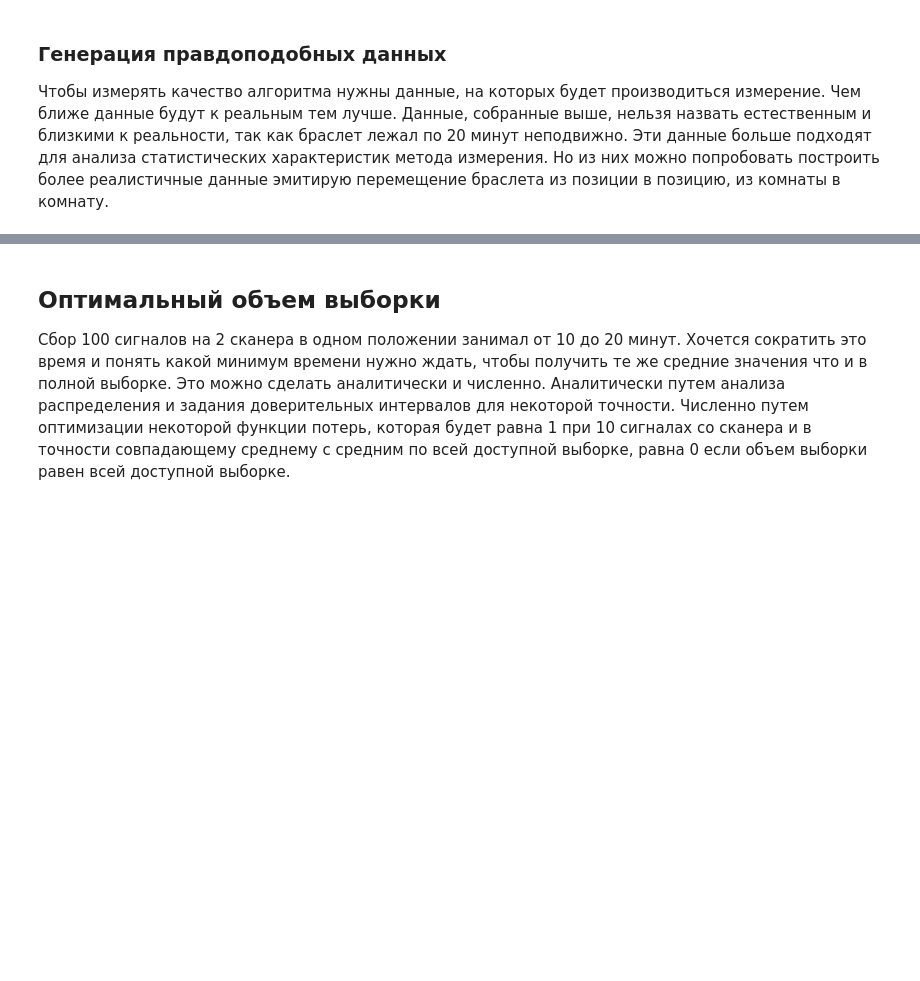
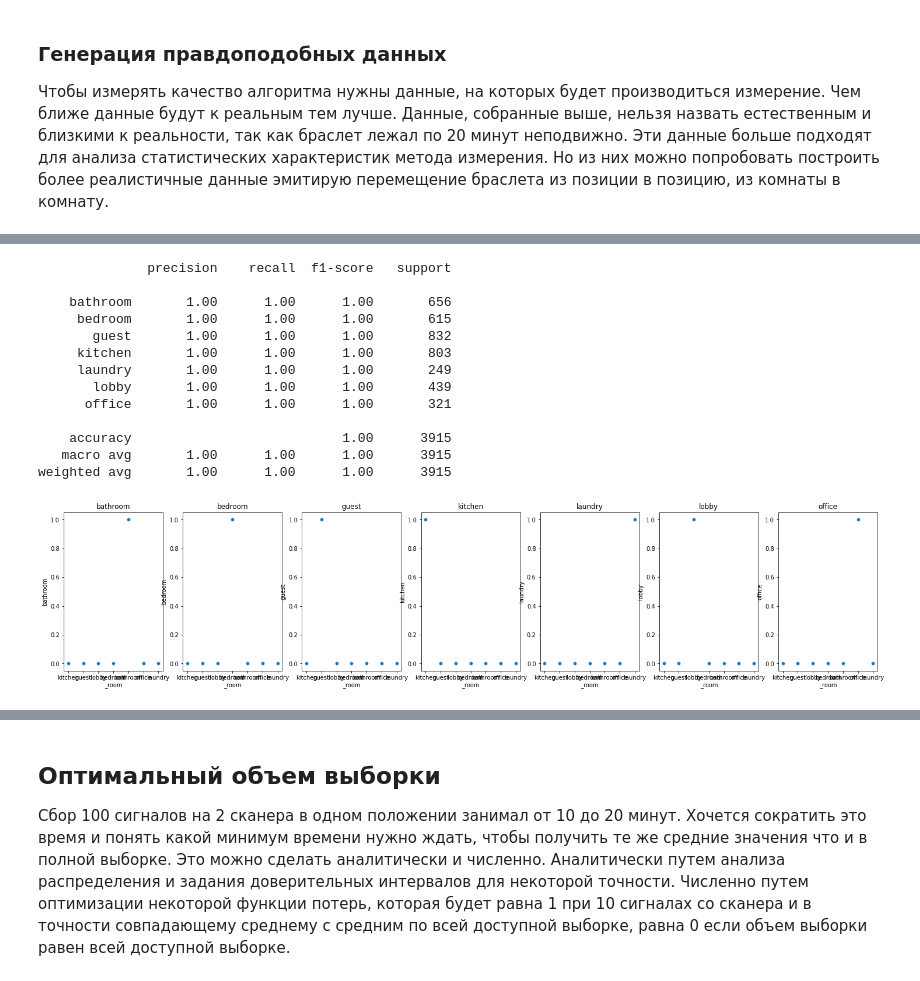
Before and after one commit to presence-solutions/mqtt-room-presence, a Jupyter notebook: research-3.ipynb, the cells around one changed output, grey strips where cells are left out. Saved outputs shown, nothing was run; the diff lists cells and outputs as text; code cells hidden in the pictures; blank space fills up the shorter version.

Commit message:
next gen prediction model

```diff
--- a/research-3.ipynb
+++ b/research-3.ipynb
@@ -189,10 +209,0 @@ In average received 0.5945392712977545 signals per second
-# %%
-def generate_data(circles=10):
-    filters = dict([(s, KalmanRSSI(R=10, Q=0.15)) for s in sorted_scanners])
-    X = []
-    for i in range(circles):
-        for room in np.random.choice(sorted_rooms, len(sorted_rooms), replace=False):
-            for position in np.random.choice(data_df[data_df['room'] == room]['position'].unique(), replace=False):
-                print(position)
-
-generate_data(1)
@@ -216,0 +311,5 @@ bedroom-1636460257.085355
+# %%
+X, y = generate_data(5)
+# X_test, y_test = generate_data(3)
+X_train, X_test, y_train, y_test = model_selection.train_test_split(np.array(X), np.array(y), stratify=y, random_state=42, test_size=0.2)
+print('Training {}, testing {}'.format(str(len(y_train)), str(len(y_test))))
@@ -216,0 +320,20 @@ bedroom-1636460257.085355
+# %%
+def evaluate_estimator(estimator):
+    pred_probas = estimator.predict_proba(X_test)
+    pred_probas_df = pd.DataFrame([dict(list(zip(sorted_rooms, r)) + [('_room', y_test[i])]) for i, r in enumerate(pred_probas)])
+    fix, axes = plt.subplots(1, len(sorted_rooms), figsize=(25, 5))
+    for i, room in enumerate(sorted_rooms):
+        sbs.scatterplot(data=pred_probas_df, x='_room', y=room, ax=axes[i])
+        axes[i].set_title(room)
+# %%
+scoring = {
+    # 'auc_roc': metrics.make_scorer(metrics.roc_auc_score, average = 'macro', multi_class='ovr'),
+    'accuracy': metrics.make_scorer(metrics.accuracy_score),
+    'precision': metrics.make_scorer(metrics.precision_score, average = 'macro'),
+    'recall': metrics.make_scorer(metrics.recall_score, average = 'macro'),
+    'f1_macro': metrics.make_scorer(metrics.f1_score, average = 'macro'),
+    'f1_weighted': metrics.make_scorer(metrics.f1_score, average = 'weighted')
+}
+
+kn_estimator = multiclass.OneVsRestClassifier(KNeighborsClassifier())
+model_selection.cross_validate(kn_estimator, X_train, y_train, cv=3, scoring=scoring)
@@ -216,0 +348,19 @@ bedroom-1636460257.085355
+# %%
+kn_estimator.fit(X_train, y_train)
+print(metrics.classification_report(y_test, kn_estimator.predict(X_test)))
+evaluate_estimator(kn_estimator)
+# %% [output]
+              precision    recall  f1-score   support
+
+    bathroom       1.00      1.00      1.00       656
+     bedroom       1.00      1.00      1.00       615
+       guest       1.00      1.00      1.00       832
+     kitchen       1.00      1.00      1.00       803
+     laundry       1.00      1.00      1.00       249
+       lobby       1.00      1.00      1.00       439
+      office       1.00      1.00      1.00       321
+
+    accuracy                           1.00      3915
+   macro avg       1.00      1.00      1.00      3915
+weighted avg       1.00      1.00      1.00      3915
+[figure, added]
```
Also changed, not shown: parts of 42 cells of this notebook, 9 other files.
